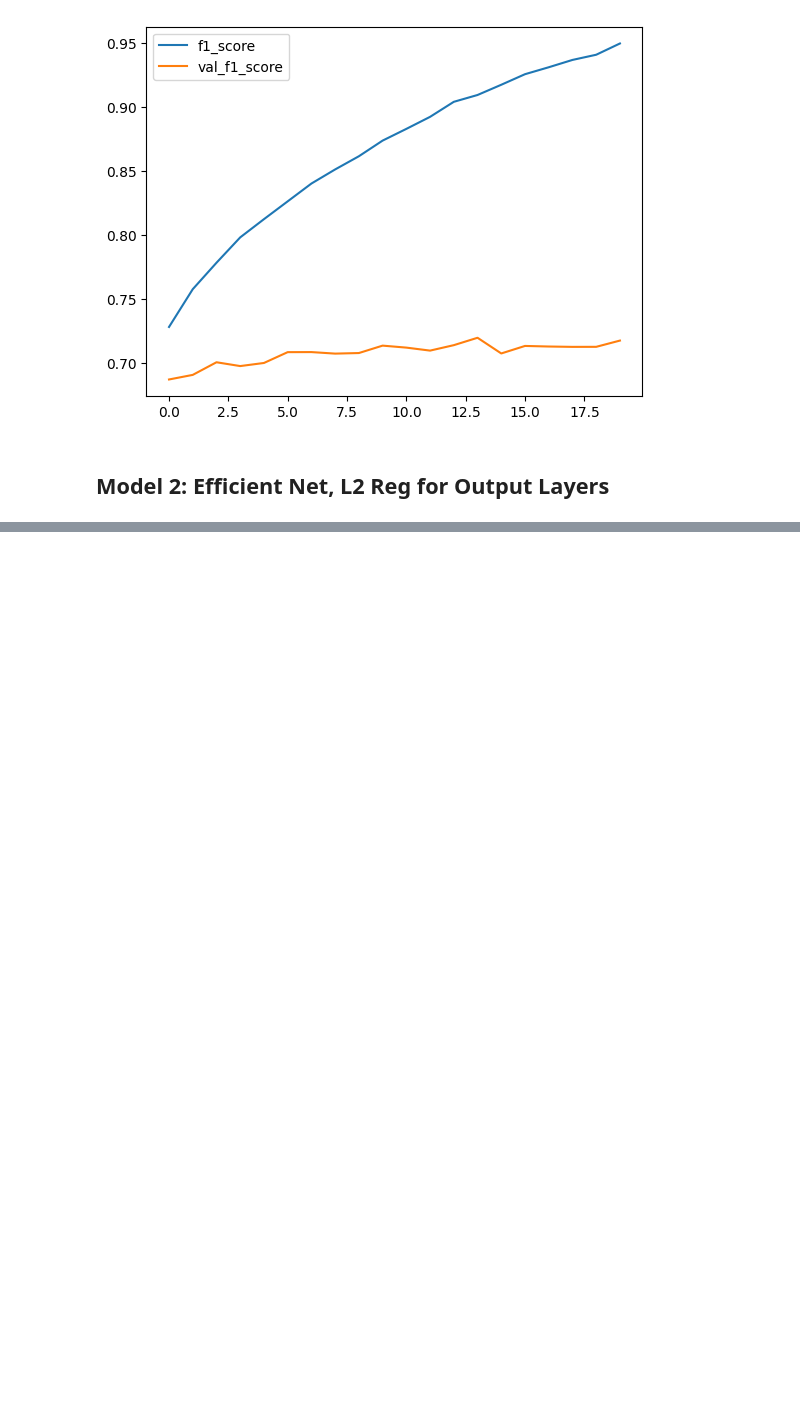
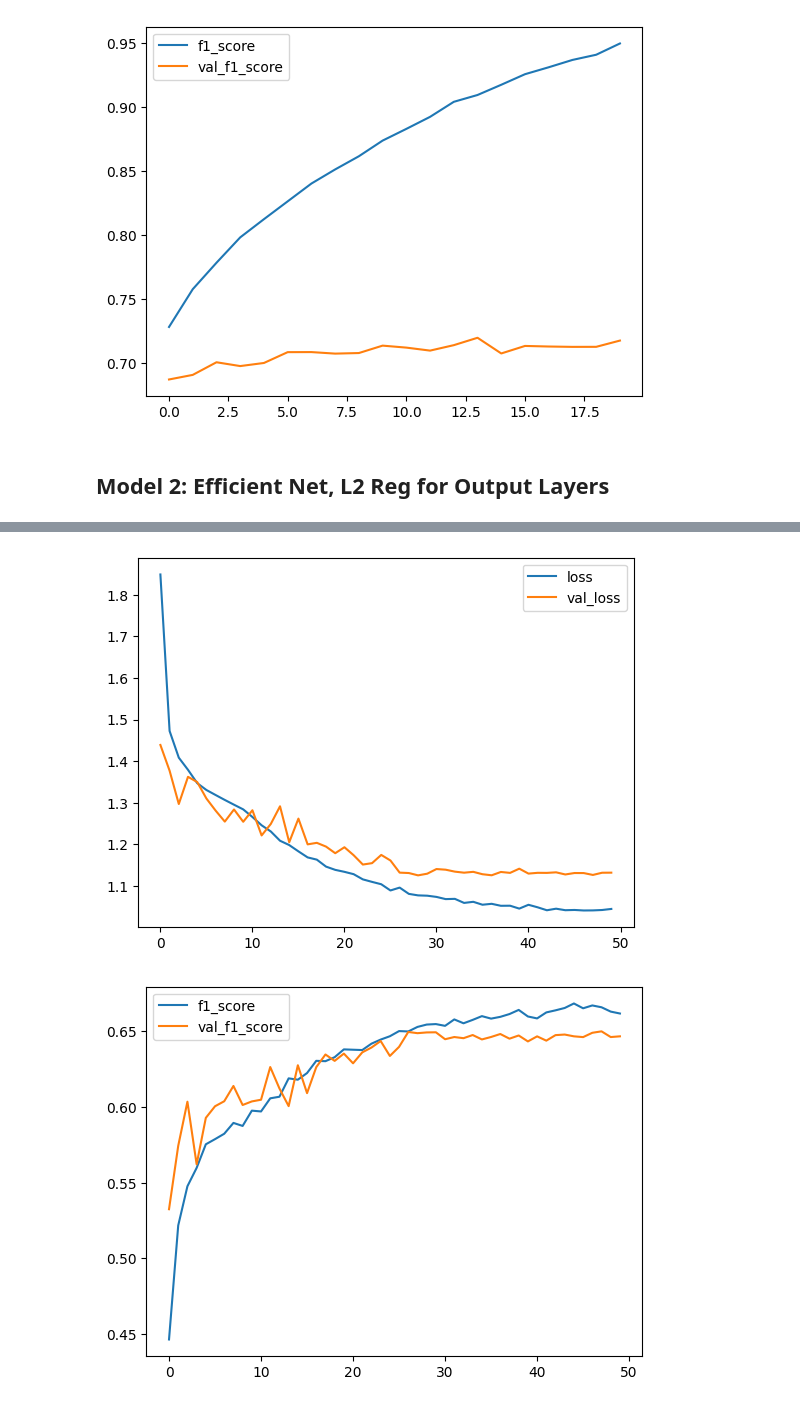
Before and after one commit to melihkacaman/pattern_classifier_module, a Jupyter notebook: notebooks/02 Model Building.ipynb, the cells around one changed output, grey strips where cells are left out. Cells and saved outputs as stored; diff of their text form; code cells hidden in the pictures; blank space fills up the shorter version.

```diff
--- a/notebooks/02 Model Building.ipynb
+++ b/notebooks/02 Model Building.ipynb
@@ -237,0 +349,13 @@ Epoch 1/10
+# %%
+from tensorflow.keras import layers
+from tensorflow.keras.layers.experimental import preprocessing
+from tensorflow.keras.models import Sequential
+
+data_augmentation = Sequential([
+    preprocessing.RandomFlip('horizontal'),
+    preprocessing.RandomRotation(0.2),
+    preprocessing.RandomHeight(0.2),
+    preprocessing.RandomWidth(0.2),
+    preprocessing.RandomZoom(0.2),
+  # preprocessing.Rescaling(1./255)
+], name='data_augmentation')
@@ -237,0 +423,12 @@ Epoch 1/10
+# %%
+hist = pd.DataFrame(model_3_history.history)
+hist.columns = hist.columns.to_series().apply(lambda x: str(x).replace("_1", ""))
+hist['f1_score'] = hist.apply(lambda row: calculate_f1(row["precision"], row["recall"]), axis=1)
+hist['val_f1_score'] = hist.apply(lambda row: calculate_f1(row["val_precision"], row["val_recall"]), axis=1)
+hist[["loss", "val_loss"]].plot()
+plt.show()
+hist[["f1_score", "val_f1_score"]].plot()
+plt.show()
+# %% [output]
+[figure, added]
+[figure, added]
```
Also changed, not shown: parts of 13 cells of this notebook.
